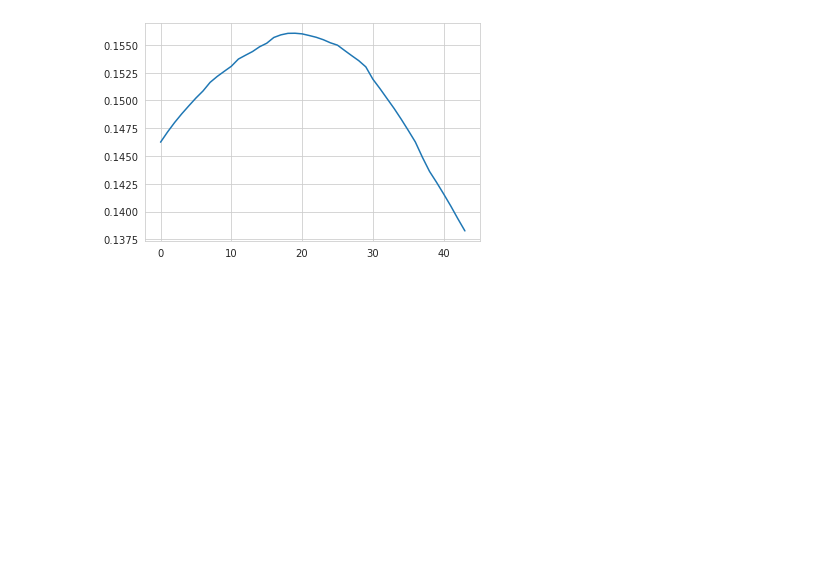
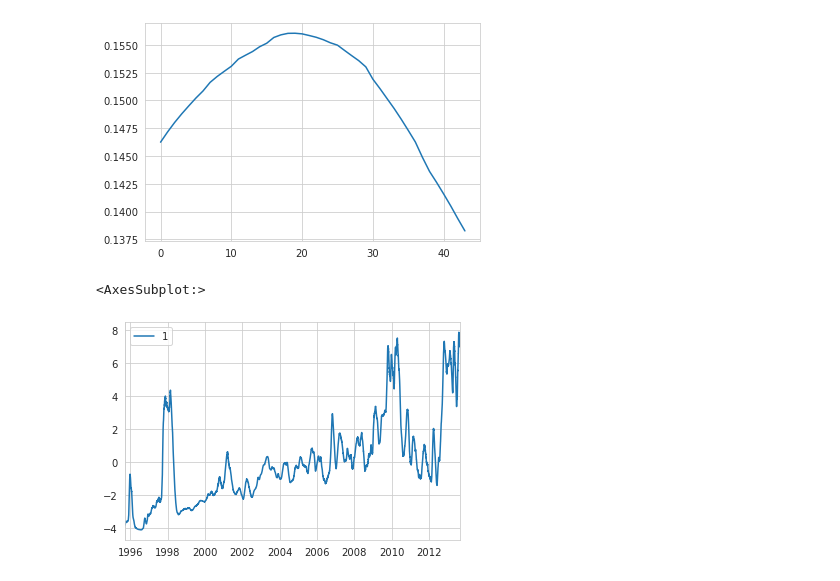
Before and after one commit to productos-de-datos/proyecto-albetancurqu42, a Jupyter notebook: notebooks/explora_variables.ipynb, the cells around one changed output. Saved outputs shown, nothing was run; the diff lists cells and outputs as text; code cells hidden in the pictures; blank space fills up the shorter version.

```diff
--- a/notebooks/explora_variables.ipynb
+++ b/notebooks/explora_variables.ipynb
@@ -183,3 +183,21 @@ plt.plot(pca.components_[0])
 # %% [output]
 [<matplotlib.lines.Line2D at 0x...>]
 [figure]
+# %%
+n_components = 10
+list_components = np.arange(1, n_components + 1, 1)
+scaler_pipeline = preprocessing.RobustScaler(
+    with_centering=True, with_scaling=True, quantile_range=(10, 90)
+)
+pca_pipeline = PCA(n_components=10)
+
+pipeline =  Pipeline(steps=[("scaler", scaler_pipeline), ("pca", pca_pipeline)])
+pipeline.fit(X_train)
+
+X_train_pipeline = pd.DataFrame(pipeline.transform(X_train), index=X_train.index, columns=list_components)
+X_test_pipeline = pd.DataFrame(pipeline.transform(X_test), index=X_test.index, columns=list_components)
+# %%
+X_train_pipeline.iloc[:, [0]].plot()
+# %% [output]
+<AxesSubplot:>
+[figure, added]
```
